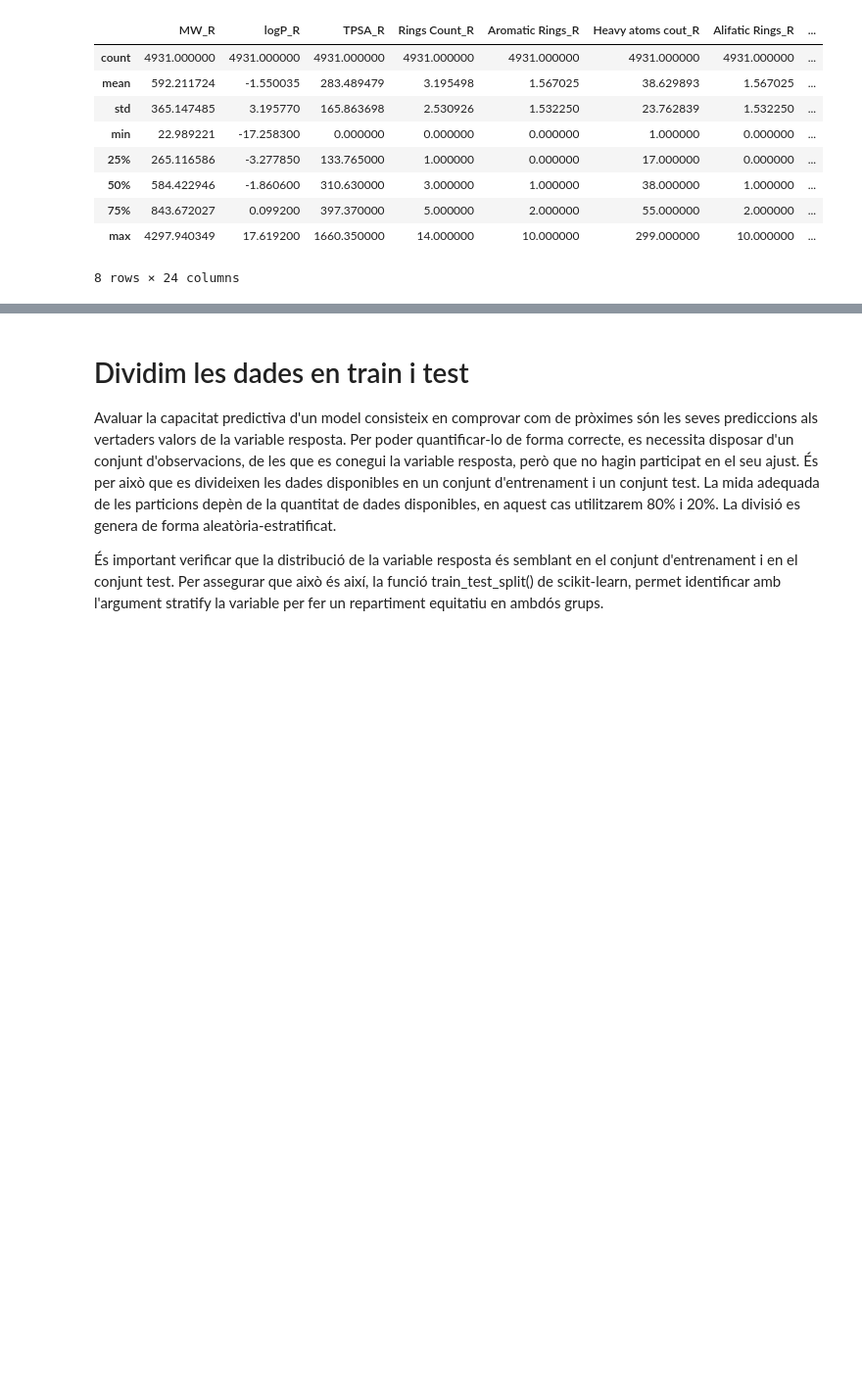
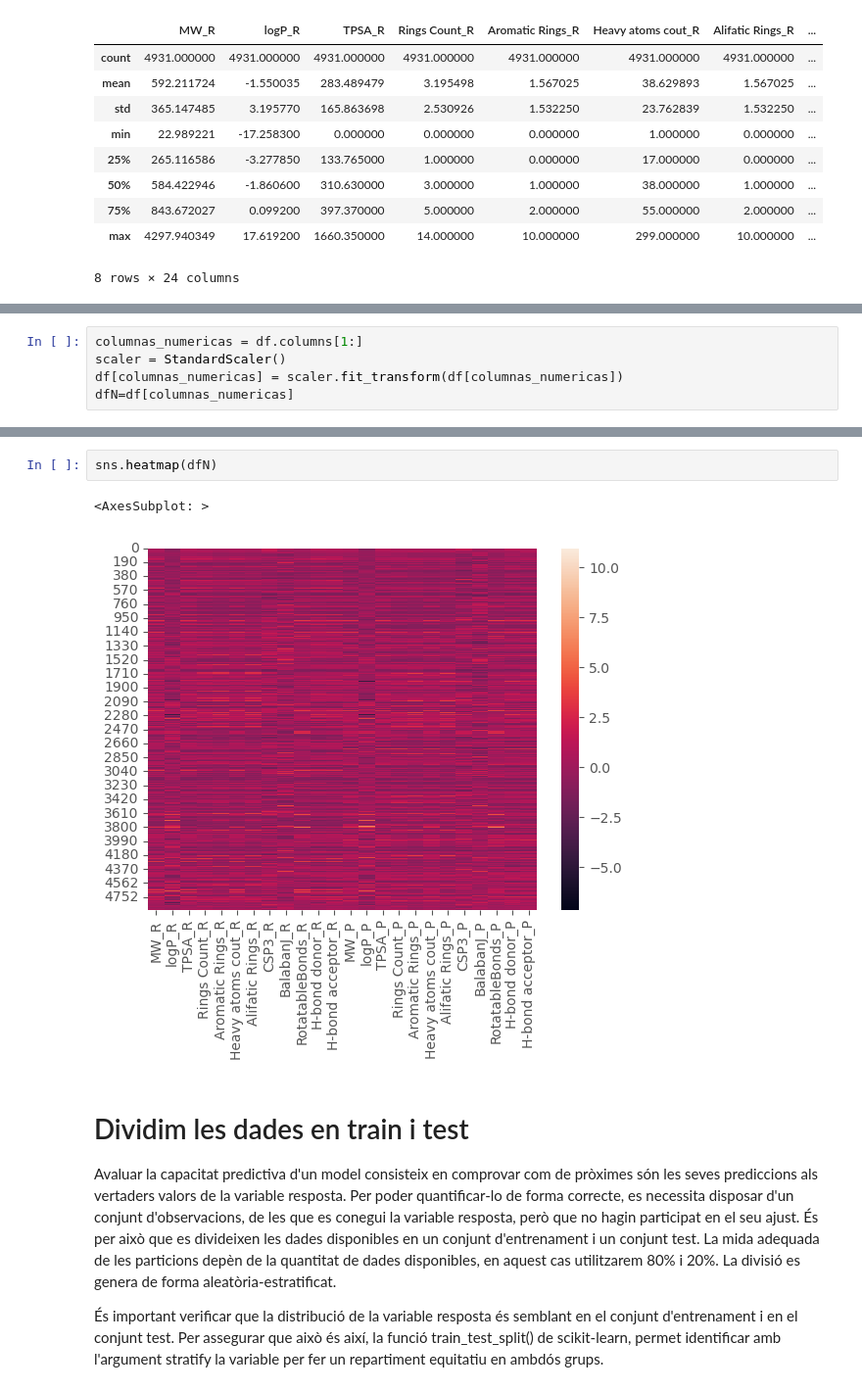
Before and after one commit to AnnaCanoRifa/EC_TFM, a Jupyter notebook: ML.ipynb, the cells around one changed output, grey strips where cells are left out. Shown at 98% size. Drawn from its saved outputs; the diff is of its cells as text; blank space fills up the shorter version.

```diff
--- a/ML.ipynb
+++ b/ML.ipynb
@@ -182,0 +178,5 @@ plt.show()
+# %%
+columnas_numericas = df.columns[1:]
+scaler = StandardScaler()
+df[columnas_numericas] = scaler.fit_transform(df[columnas_numericas])
+dfN=df[columnas_numericas]
@@ -183,3 +201,8 @@ plt.show()
+# %%
+sns.heatmap(dfN)
+# %% [output]
+<AxesSubplot: >
+[figure, added]
 # %% [markdown]
 # Dividim les dades en train i test
 
```
Also changed, not shown: parts of 24 cells of this notebook, 40 other files.
